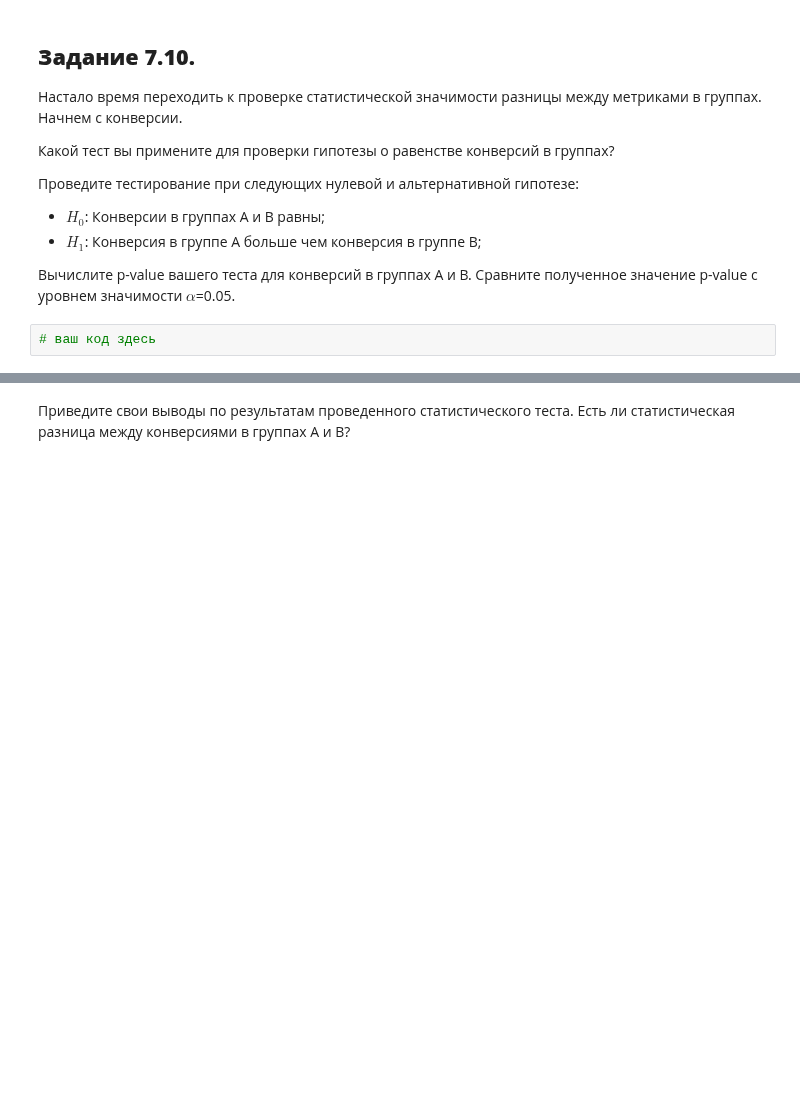
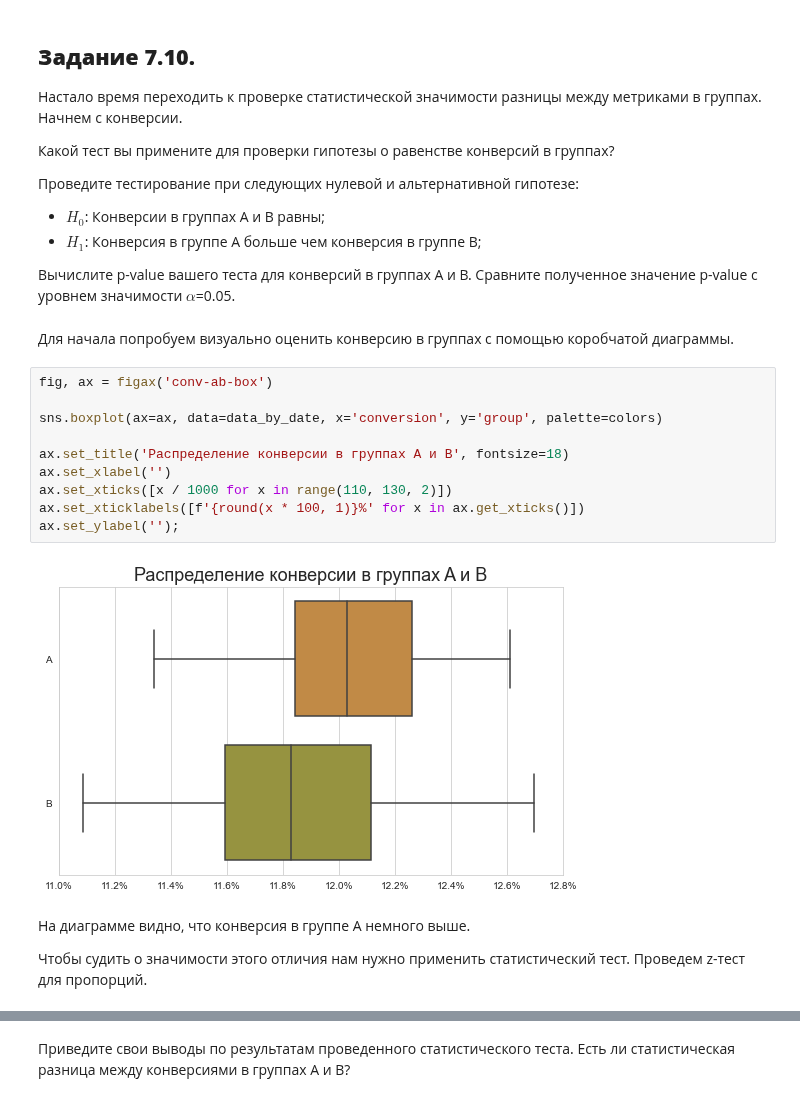
Before and after one commit to evpozdniakov/ds_projects, a Jupyter notebook: hw3/ab_testing.ipynb, the cells around one changed output, grey strips where cells are left out. Cells and saved outputs as stored; diff of their text form; blank space fills up the shorter version.

```diff
--- a/hw3/ab_testing.ipynb
+++ b/hw3/ab_testing.ipynb
@@ -469,5 +485,21 @@ print([x for x in ax.get_yticklabels()])
 * $H_1$: Конверсия в группе А больше чем конверсия в группе B;
 
 Вычислите p-value вашего теста для конверсий в группах А и B. Сравните полученное значение p-value с уровнем значимости $\alpha$=0.05.
-# %%
-# ваш код здесь
+# %% [markdown]
+Для начала попробуем визуально оценить конверсию в группах с помощью коробчатой диаграммы.
+# %%
+fig, ax = figax('conv-ab-box')
+
+sns.boxplot(ax=ax, data=data_by_date, x='conversion', y='group', palette=colors)
+
+ax.set_title('Распределение конверсии в группах A и B', fontsize=18)
+ax.set_xlabel('')
+ax.set_xticks([x / 1000 for x in range(110, 130, 2)])
+ax.set_xticklabels([f'{round(x * 100, 1)}%' for x in ax.get_xticks()])
+ax.set_ylabel('');
+# %% [output]
+[figure, added]
+# %% [markdown]
+На диаграмме видно, что конверсия в группе A немного выше.
+
+Чтобы судить о значимости этого отличия нам нужно применить статистический тест. Проведем z-тест для пропорций.
```
Also changed, not shown: parts of 18 cells of this notebook.
